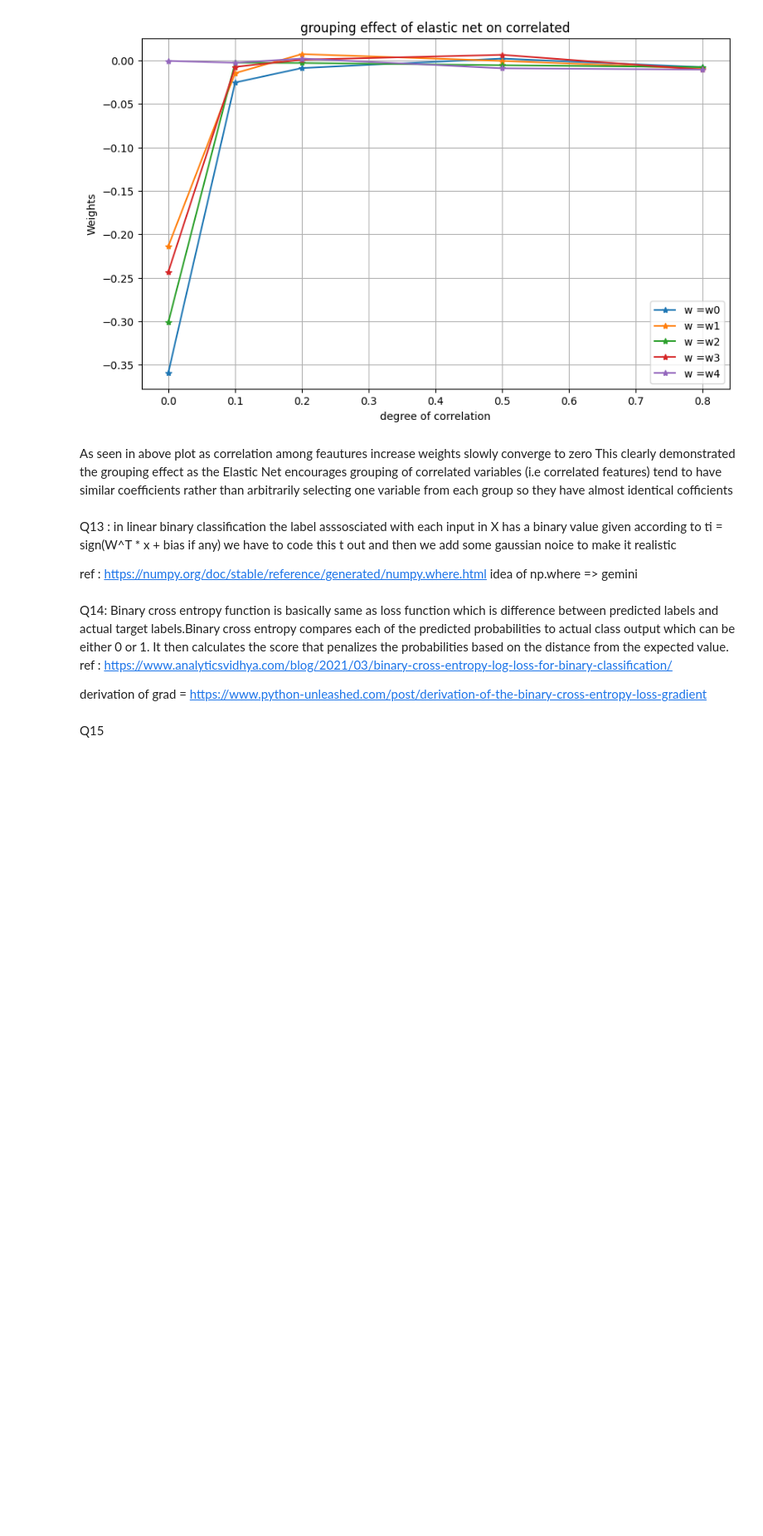
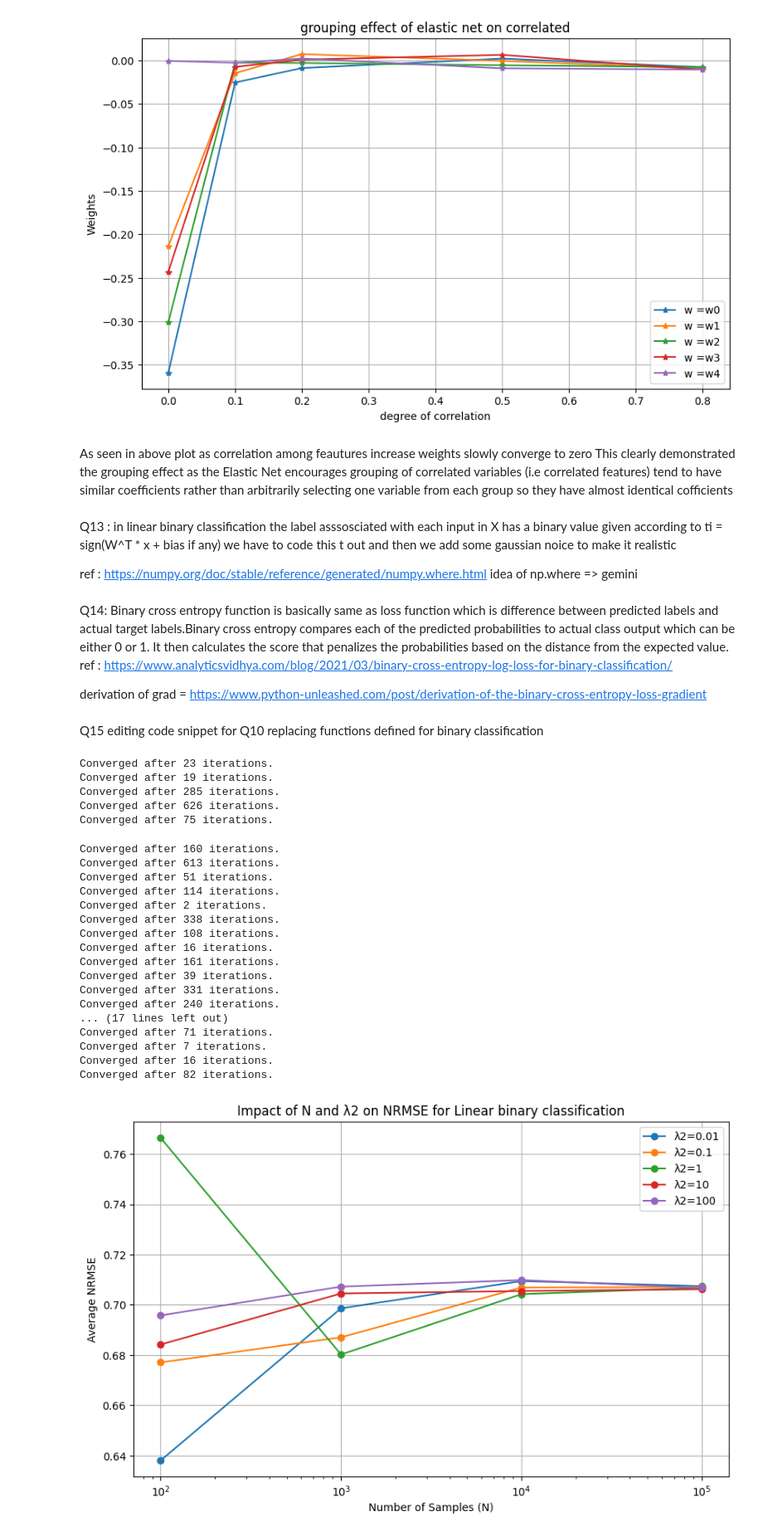
Before and after one commit to prachitgupta/ML_Algorithms, a Jupyter notebook: assignment/assignment1.ipynb, the cells around one changed output. Shown at 83% size. Saved outputs shown, nothing was run; the diff lists cells and outputs as text; code cells hidden in the pictures; blank space fills up the shorter version.

Commit message:
done with regression and classification

```diff
--- a/assignment/assignment1.ipynb
+++ b/assignment/assignment1.ipynb
@@ -628,7 +614,7 @@ def classification_vector(input, weights,sigma):
     ## seperate it into binary labels [-1,1]
     t = generate_target_matrix(input, weights, sigma)
     ##classification vector
-    t_binary = np.where(t > 0, 1, -1) ##whwer t>0 it replaces it with -1 else t = 1
+    t_binary = np.where(t > 0, 1, 0) ##whwer t>0 it replaces it with -1 else t = 1
     return t_binary
 # %% [markdown]
 Q14: Binary cross entropy function is basically same as loss function which is difference between predicted labels and actual target labels.Binary cross entropy compares each of the predicted probabilities to actual class output which can be either 0 or 1. It then calculates the score that penalizes the probabilities based on the distance from the expected value.
@@ -641,11 +627,11 @@ def binary_cross_entropy(input, weights,target):
     p = np.dot(input, weights)
     ##for classification we are interested in predicted probalities not values
     ## convert to probability using sigmoid -- credit chat gpt
-    pred = 1 / (1 + np.exp(-z))
+    pred = 1 / (1 + np.exp(-p))
     ## computation of gradient  derived using chain rule
     N = input.shape[0]
     error = target - pred
     grad =   np.dot(input.T,-error) / N ## however the loss function
     return grad
-# %% [markdown]
-Q15
+# %% [markdown]
+Q15  editing code snippet for Q10 replacing functions defined for binary classification
@@ -651,0 +720,54 @@ Q15
+# %%
+##sent different sample size
+NValues = [10**n for n in range(1,6)]  # Noise variance
+##optimal variance from 9th part
+sigma  = 9
+D = 2  ## no of features
+## learning rate  (asked chat gpt what should it be can always improvise)
+learning_rate = 0.01
+## no of iterations
+Iterations = 1000
+##Lamdas for regularization
+lambda1 = 0.1 ##arbitary effect not analysedd
+lambda2Values = [0.01, 0.1 , 1, 10 ,100]
+# perform analysis
+Values = analysisClassification(sigma, N,lambda1,lambda2Values, Iterations, learning_rate, D)
+
+# credit to this plotting idea goes to gemini
+# basically iterate through every row of Values matrix each row corresponds to distribution
+## -- against alpha2's for given N
+plt.figure(figsize=(10, 6))
+for i in range(len(lambda2Values)):
+    plt.plot(NValues, [row[i] for row in Values], marker='o', label=f'λ2={lambda2Values[i]}') ## asked gemini
+plt.xlabel('Number of Samples (N)')
+plt.ylabel('Average NRMSE')
+plt.title('Impact of N and λ2 on NRMSE for Linear binary classification')
+plt.legend()
+plt.grid(True)
+## using log scale
+plt.xscale('log')
+plt.show()
+# %% [output]
+Converged after 23 iterations.
+Converged after 19 iterations.
+Converged after 285 iterations.
+Converged after 626 iterations.
+Converged after 75 iterations.
+Converged after 160 iterations.
+Converged after 613 iterations.
+Converged after 51 iterations.
+Converged after 114 iterations.
+Converged after 2 iterations.
+Converged after 338 iterations.
+Converged after 108 iterations.
+Converged after 16 iterations.
+Converged after 161 iterations.
+Converged after 39 iterations.
+Converged after 331 iterations.
+Converged after 240 iterations.
+... (17 lines left out)
+Converged after 71 iterations.
+Converged after 7 iterations.
+Converged after 16 iterations.
+Converged after 82 iterations.
+[figure, added]
```
Also changed, not shown: parts of 5 cells of this notebook.
